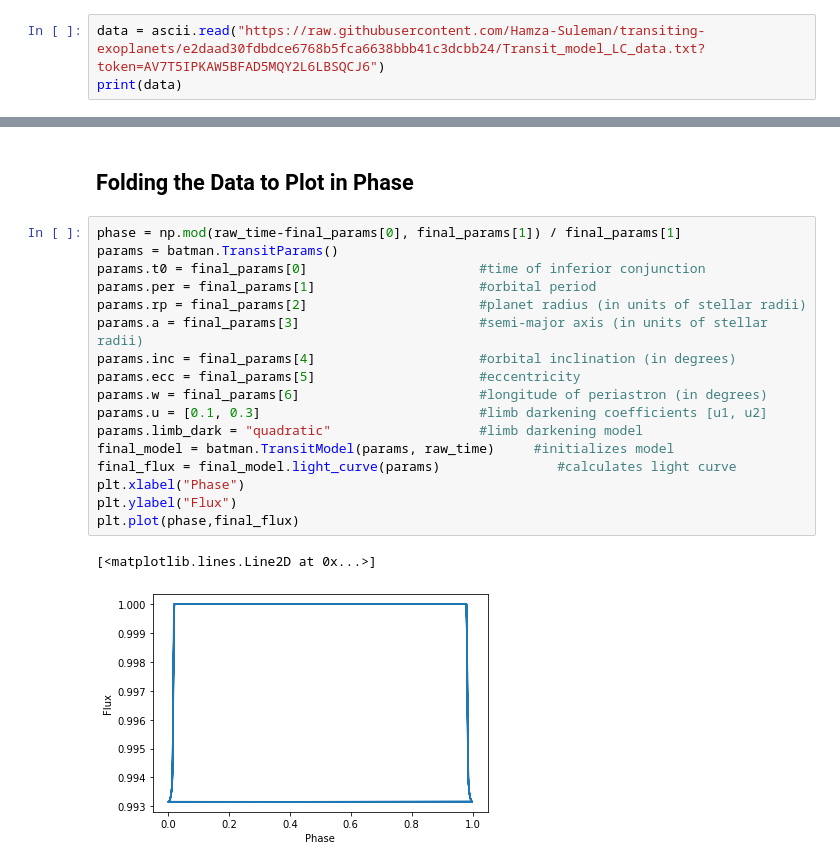
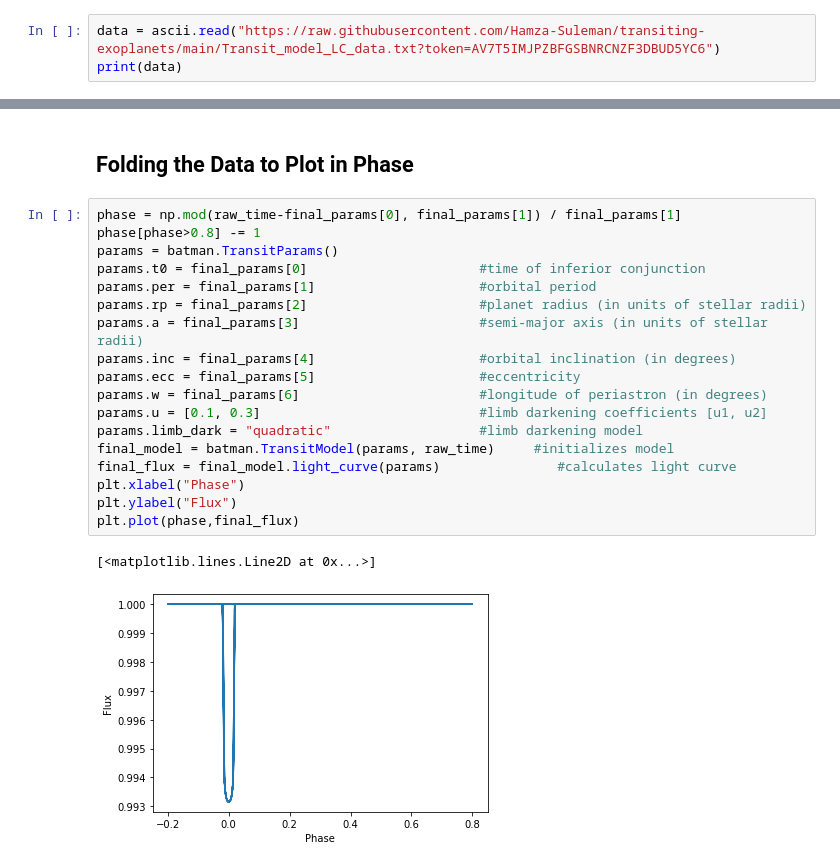
Before and after one commit to Hamza-Suleman/transiting-exoplanets, a Jupyter notebook: Dummy_Transit.ipynb, the cells around one changed output, grey strips where cells are left out. Drawn from its saved outputs; the diff is of its cells as text.

Commit message:
Scaling the phase so all phases that are > 0.8 will have 1 subtracted from them. phase = one orbit of the plot scaled between 0 and 1

```diff
--- a/Dummy_Transit.ipynb
+++ b/Dummy_Transit.ipynb
@@ -45,7 +45,7 @@ Requirement already satisfied: astroquery>=0.3.9 in /usr/local/lib/python3.7/dis
 # %% [markdown]
 ### Importing and Plotting Raw Transit Data
 # %%
-data = ascii.read("https://raw.githubusercontent.com/Hamza-Suleman/transiting-exoplanets/e2daad30fdbdce6768b5fca6638bbb41c3dcbb24/Transit_model_LC_data.txt?token=AV7T5IPKAW5BFAD5MQY2L6LBSQCJ6")
+data = ascii.read("https://raw.githubusercontent.com/Hamza-Suleman/transiting-exoplanets/main/Transit_model_LC_data.txt?token=AV7T5IMJPZBFGSBNRCNZF3DBUD5YC6")
 print(data)
 # %% [output]
   time     flux  flux_err
@@ -235,21 +235,22 @@ plt.show()
 ## Folding the Data to Plot in Phase
 # %%
 phase = np.mod(raw_time-final_params[0], final_params[1]) / final_params[1]
+phase[phase>0.8] -= 1
 params = batman.TransitParams()
 params.t0 = final_params[0]                      #time of inferior conjunction
 params.per = final_params[1]                     #orbital period
 params.rp = final_params[2]                      #planet radius (in units of stellar radii)
 params.a = final_params[3]                       #semi-major axis (in units of stellar radii)
 params.inc = final_params[4]                     #orbital inclination (in degrees)
 params.ecc = final_params[5]                     #eccentricity
 params.w = final_params[6]                       #longitude of periastron (in degrees)
 params.u = [0.1, 0.3]                            #limb darkening coefficients [u1, u2]
 params.limb_dark = "quadratic"                   #limb darkening model
 final_model = batman.TransitModel(params, raw_time)     #initializes model
 final_flux = final_model.light_curve(params)               #calculates light curve
 plt.xlabel("Phase")
 plt.ylabel("Flux")
 plt.plot(phase,final_flux)
 # %% [output]
 [<matplotlib.lines.Line2D at 0x...>]
-[figure, old version]
+[figure, new version]
```
Also changed, not shown: parts of 1 cell of this notebook.
